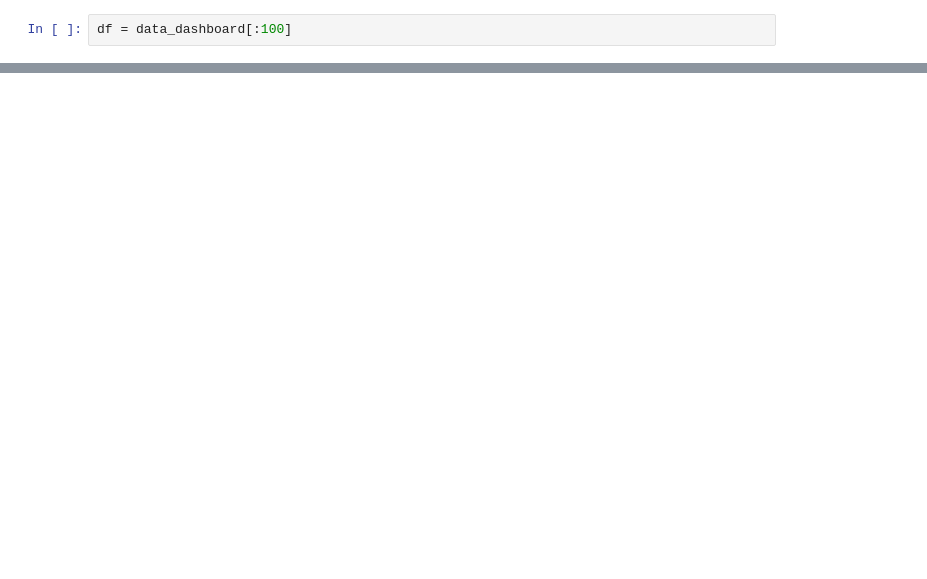
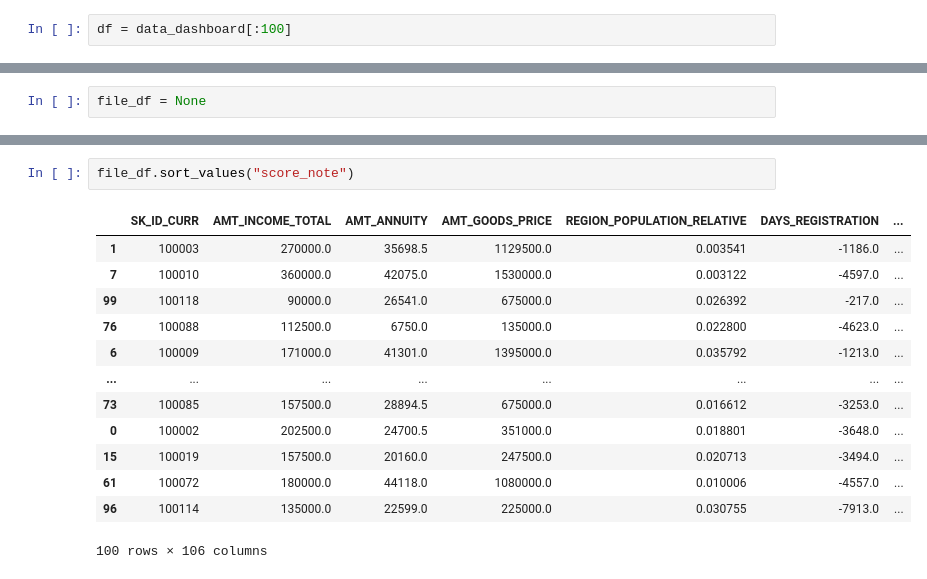
Before and after one commit to RubenHf/Scoring-model-banking, a Jupyter notebook: Halifa_Ruben_2_Dashboard_082023.ipynb, the cells around one changed output, grey strips where cells are left out. Saved outputs shown, nothing was run; the diff lists cells and outputs as text; blank space fills up the shorter version.

```diff
--- a/Halifa_Ruben_2_Dashboard_082023.ipynb
+++ b/Halifa_Ruben_2_Dashboard_082023.ipynb
@@ -111,0 +174,2 @@ options
+# %%
+file_df = None
@@ -111,0 +191,16 @@ options
+# %%
+file_df.sort_values("score_note")
+# %% [output]
+|  | SK_ID_CURR | AMT_INCOME_TOTAL | AMT_ANNUITY | AMT_GOODS_PRICE | REGION_POPULATION_RELATIVE | DAYS_REGISTRATION | ... |
+| 1 | 100003 | 270000.0 | 35698.5 | 1129500.0 | 0.003541 | -1186.0 | ... |
+| 7 | 100010 | 360000.0 | 42075.0 | 1530000.0 | 0.003122 | -4597.0 | ... |
+| 99 | 100118 | 90000.0 | 26541.0 | 675000.0 | 0.026392 | -217.0 | ... |
+| 76 | 100088 | 112500.0 | 6750.0 | 135000.0 | 0.022800 | -4623.0 | ... |
+| 6 | 100009 | 171000.0 | 41301.0 | 1395000.0 | 0.035792 | -1213.0 | ... |
+| ... | ... | ... | ... | ... | ... | ... | ... |
+| 73 | 100085 | 157500.0 | 28894.5 | 675000.0 | 0.016612 | -3253.0 | ... |
+| 0 | 100002 | 202500.0 | 24700.5 | 351000.0 | 0.018801 | -3648.0 | ... |
+| 15 | 100019 | 157500.0 | 20160.0 | 247500.0 | 0.020713 | -3494.0 | ... |
+| 61 | 100072 | 180000.0 | 44118.0 | 1080000.0 | 0.010006 | -4557.0 | ... |
+| 96 | 100114 | 135000.0 | 22599.0 | 225000.0 | 0.030755 | -7913.0 | ... |
+100 rows × 106 columns
```
Also changed, not shown: parts of 38 cells of this notebook, 13 other files.
